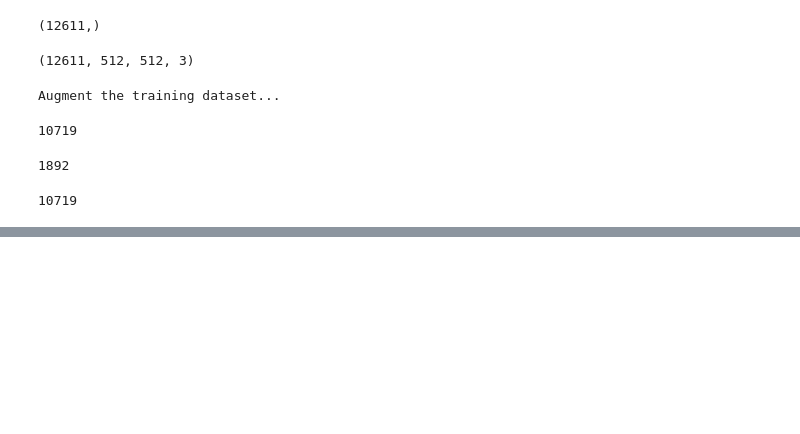
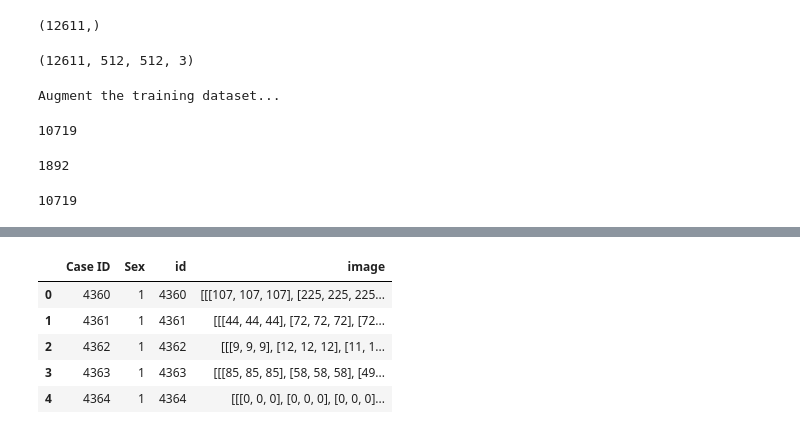
Before and after one commit to DineshVangumalli/deep-learning, a Jupyter notebook: rsna-bone-age.ipynb, the cells around one changed output, grey strips where cells are left out. Drawn from its saved outputs; the diff is of its cells as text; code cells hidden in the pictures; blank space fills up the shorter version.

```diff
--- a/rsna-bone-age.ipynb
+++ b/rsna-bone-age.ipynb
@@ -442,0 +445,23 @@ Epoch 1/30
+# %%
+%%time
+
+import os
+import cv2
+img_files = []
+num_imgs = 200
+
+images_test = pd.DataFrame(columns=['id', 'image'])
+img_files =  os.listdir(test_data_directory)
+
+count = 0
+for img_file in img_files[:num_imgs]:
+    name = img_file.split('.')[0]
+    try:
+        img = cv2.imread(test_data_directory + '/' + img_file)
+        img = cv2.resize(img, (img_width, img_height))
+        #img = np.array(img, dtype='float32')
+        images_test.loc[count] = [name, img]
+        count += 1
+    except(IOError, OSError):
+        print('error')
+        pass
@@ -442,0 +480,3 @@ Epoch 1/30
+# %%
+images_test['id'] = images_test.id.astype('int64')
+images_test['id'].dtype
@@ -442,0 +494,3 @@ Epoch 1/30
+# %%
+# Format male column
+rsna_test_label['Sex'].replace(['F','M'],[0,1], inplace=True)
@@ -442,0 +508,10 @@ Epoch 1/30
+# %%
+rsna_test_data = pd.merge(rsna_test_label, images_test, left_on='Case ID', right_on='id')
+rsna_test_data.head()
+# %% [output]
+|  | Case ID | Sex | id | image |
+| 0 | 4360 | 1 | 4360 | [[[107, 107, 107], [225, 225, 225... |
+| 1 | 4361 | 1 | 4361 | [[[44, 44, 44], [72, 72, 72], [72... |
+| 2 | 4362 | 1 | 4362 | [[[9, 9, 9], [12, 12, 12], [11, 1... |
+| 3 | 4363 | 1 | 4363 | [[[85, 85, 85], [58, 58, 58], [49... |
+| 4 | 4364 | 1 | 4364 | [[[0, 0, 0], [0, 0, 0], [0, 0, 0]... |
```
Also changed, not shown: parts of 41 cells of this notebook.
